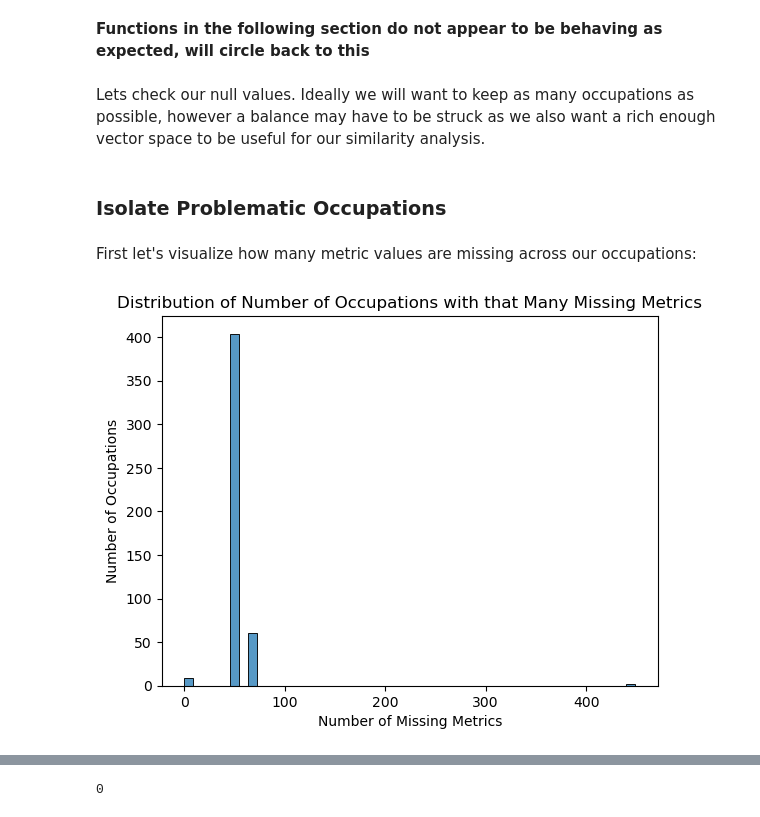
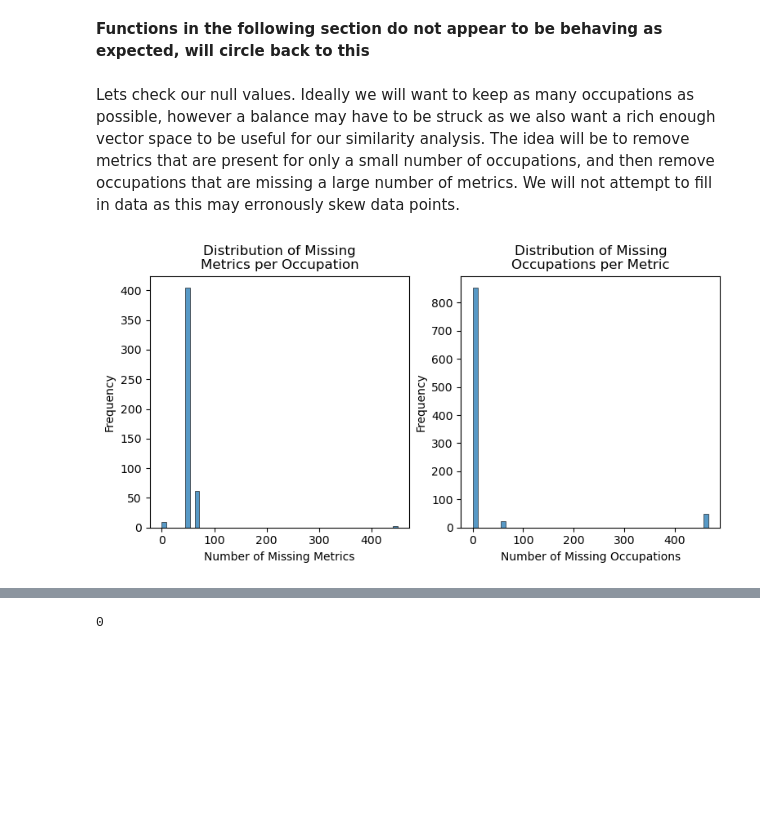
Before and after one commit to jasondetaylor/Occupational_Map_WIP, a Jupyter notebook: Occupational Map.ipynb, the cells around one changed output, grey strips where cells are left out. Saved outputs shown, nothing was run; the diff lists cells and outputs as text; code cells hidden in the pictures; blank space fills up the shorter version.

```diff
--- a/Occupational Map.ipynb
+++ b/Occupational Map.ipynb
@@ -19,15 +19,3 @@ from sklearn.preprocessing import RobustScaler
 from sklearn.metrics.pairwise import cosine_similarity
 # %% [markdown]
 ## Helper Functions
-# %%
-def missing_values_hist_plot(df, bins, axis):
-    sns.histplot(df.isna().sum(axis = axis), bins = bins)
-    if axis == 0:
-        plt.title('Distribution of Number of Occupations with that Many Missing Metrics')
-        plt.xlabel('Number of Missing Metrics')
-        plt.ylabel('Number of Occupations')
-    elif axis == 1:
-        plt.title('Distribution of Number of Metrics Missing from that many occupations')
-        plt.xlabel('Number of Occupations')
-        plt.ylabel('Number of Missing Metrics')
-    plt.show()
@@ -138,12 +148,8 @@ Each of our 923 occupations has now been expanded to 476 columns.
 # %% [markdown]
 **Functions in the following section do not appear to be behaving as expected, will circle back to this**
 # %% [markdown]
-Lets check our null values. Ideally we will want to keep as many occupations as possible, however a balance may have to be struck as we also want a rich enough vector space to be useful for our similarity analysis.
+Lets check our null values. Ideally we will want to keep as many occupations as possible, however a balance may have to be struck as we also want a rich enough vector space to be useful for our similarity analysis. The idea will be to remove metrics that are present for only a small number of occupations, and then remove occupations that are missing a large number of metrics. We will not attempt to fill in data as this may erronously skew data points.
-# %% [markdown]
-### Isolate Problematic Occupations
-# %% [markdown]
-First let's visualize how many metric values are missing across our occupations:
-# %%
-missing_values_hist_plot(df = df_pivoted, bins = 50, axis = 0)
-# %% [output]
-[figure, removed]
+# %%
+missing_values_hist_plot(df_pivoted, bins = 50)
+# %% [output]
+[figure, added]
```
Also changed, not shown: parts of 28 cells of this notebook.
